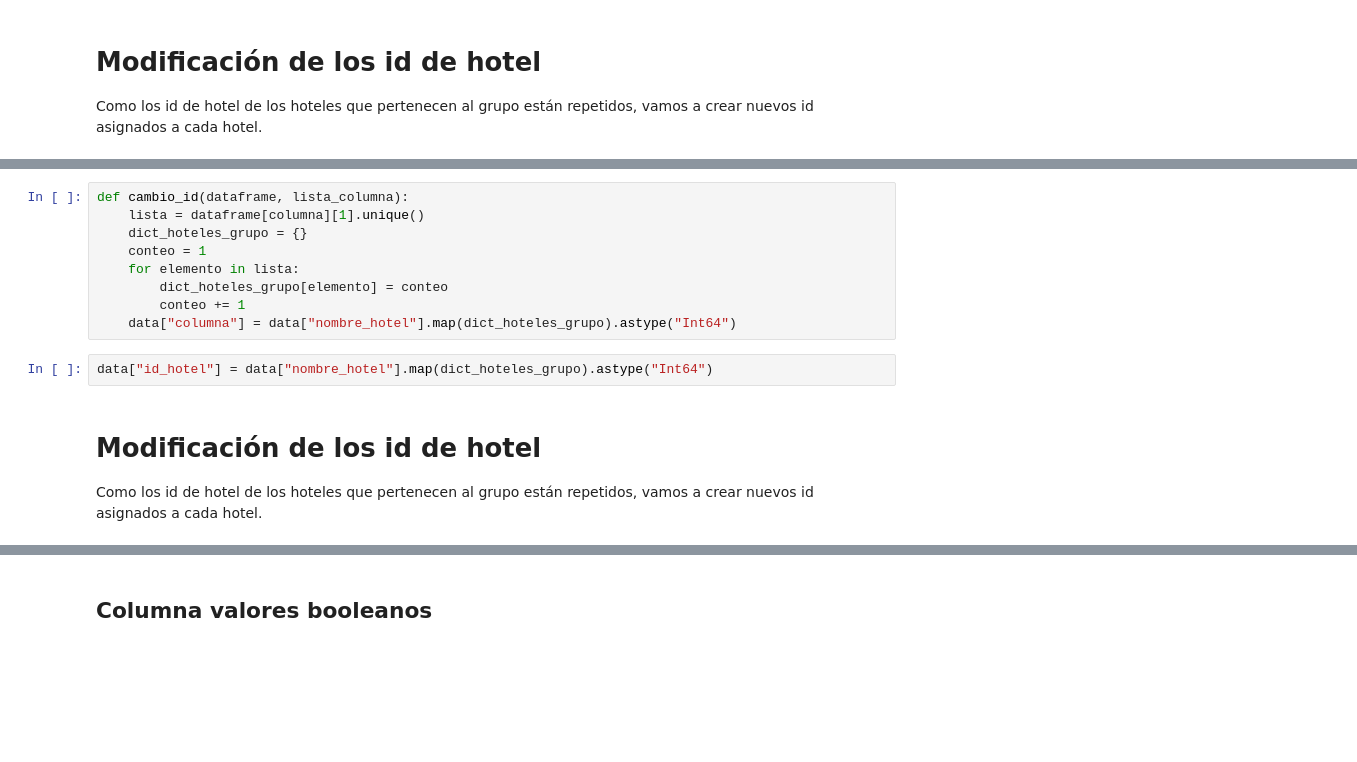
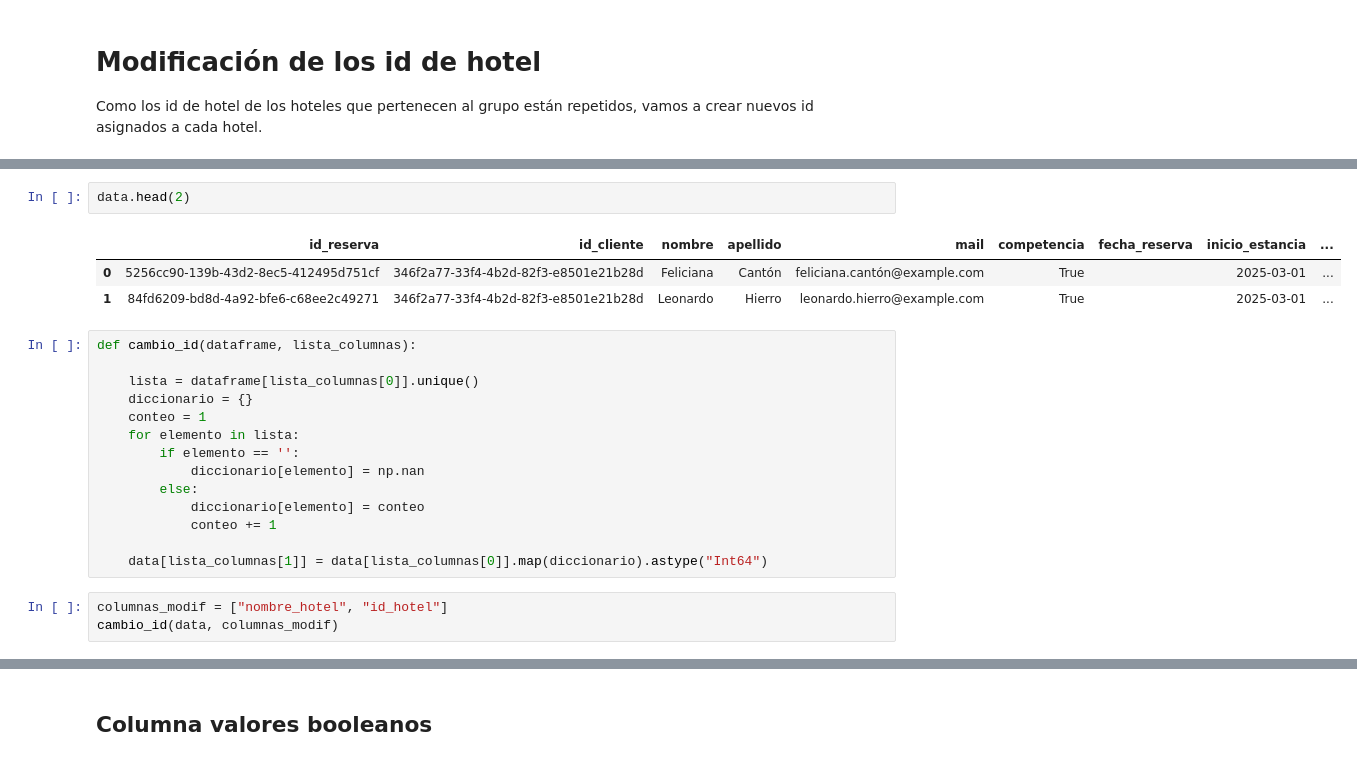
Before and after one commit to Gabijc/Proyecto_ETL_Hoteles, a Jupyter notebook: Notebooks/Analisis_inicial.ipynb, the cells around one changed output, grey strips where cells are left out. Drawn from its saved outputs; the diff is of its cells as text; blank space fills up the shorter version.

```diff
--- a/Notebooks/Analisis_inicial.ipynb
+++ b/Notebooks/Analisis_inicial.ipynb
@@ -201,14 +209,23 @@ lista_hoteles = data["nombre_hotel"].unique()[1:]
+# %%
+data.head(2)
+# %% [output]
+|  | id_reserva | id_cliente | nombre | apellido | mail | competencia | fecha_reserva | inicio_estancia | ... |
+| 0 | 5256cc90-139b-43d2-8ec5-412495d751cf | 346f2a77-33f4-4b2d-82f3-e8501e21b28d | Feliciana | Cantón | feliciana.cantón@example.com | True |  | 2025-03-01 | ... |
+| 1 | 84fd6209-bd8d-4a92-bfe6-c68ee2c49271 | 346f2a77-33f4-4b2d-82f3-e8501e21b28d | Leonardo | Hierro | leonardo.hierro@example.com | True |  | 2025-03-01 | ... |
 # %%
-def cambio_id(dataframe, lista_columna):
-    lista = dataframe[columna][1].unique()
-    dict_hoteles_grupo = {}
+def cambio_id(dataframe, lista_columnas):
+
+    lista = dataframe[lista_columnas[0]].unique()
+    diccionario = {}
     conteo = 1
     for elemento in lista:
-        dict_hoteles_grupo[elemento] = conteo
-        conteo += 1
-    data["columna"] = data["nombre_hotel"].map(dict_hoteles_grupo).astype("Int64")
+        if elemento == '':
+            diccionario[elemento] = np.nan
+        else:
+            diccionario[elemento] = conteo
+            conteo += 1
+
+    data[lista_columnas[1]] = data[lista_columnas[0]].map(diccionario).astype("Int64")
-# %%
-data["id_hotel"] = data["nombre_hotel"].map(dict_hoteles_grupo).astype("Int64")
-# %% [markdown]
-# Modificación de los id de hotel
-Como los id de hotel de los hoteles que pertenecen al grupo están repetidos, vamos a crear nuevos id asignados a cada hotel.
+# %%
+columnas_modif = ["nombre_hotel", "id_hotel"]
+cambio_id(data, columnas_modif)
```
Also changed, not shown: parts of 13 cells of this notebook, 2 other files.
